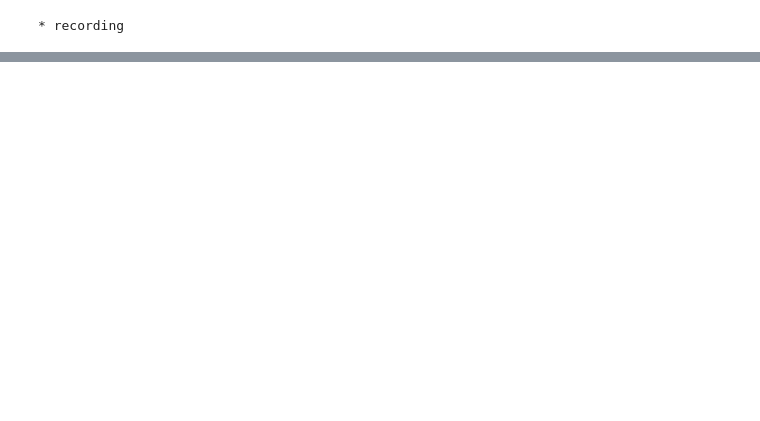
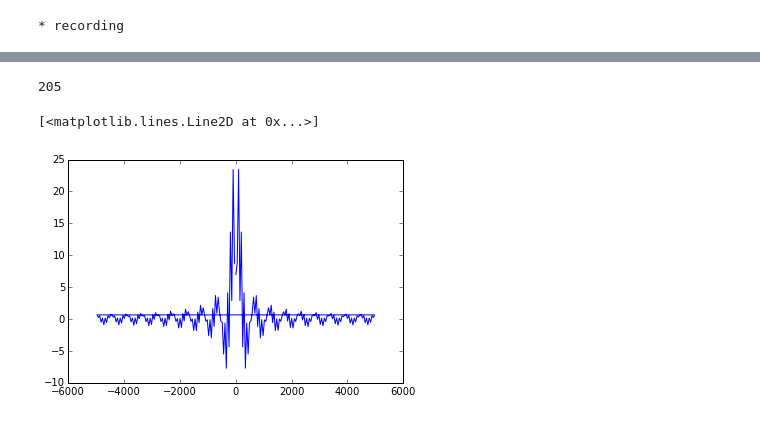
Before and after one commit to jabb1123/Vocoder_project-SigSys, a Jupyter notebook: code/Audio_vocoder.ipynb, the cells around one changed output, grey strips where cells are left out. Drawn from its saved outputs; the diff is of its cells as text; code cells hidden in the pictures; blank space fills up the shorter version.

```diff
--- a/code/Audio_vocoder.ipynb
+++ b/code/Audio_vocoder.ipynb
@@ -13,7 +16,7 @@ from IPython.display import Audio
 
 %matplotlib inline
 # %%
-sample = 1.0/100 #samples per second to test against
+sample = 1.0/200 #samples per second to test against
 pitch = 440
 sig_type = 'sin'
 filename =  'flesh_wound.wav'
@@ -165,5 +173,15 @@ spec.plot()
 # %%
 #print(np.fft.fft(vSeg[0]))
 #print(np.fft.fft(Seg[0].ys))
-x = np.fft.fft(vSeg[0])
-y = np.fft.fft(Seg[0].ys)
+x = np.fft.fft(vSeg[100])
+y = np.fft.fft(Seg[100].ys)
+len(y)
+# %% [output]
+205
+# %%
+freq = np.fft.fftfreq(y.shape[-1])
+
+plt.plot(freq*10000, -y)
+# %% [output]
+[<matplotlib.lines.Line2D at 0x...>]
+[figure, added]
```
Also changed, not shown: parts of 13 cells of this notebook, 21 other files.
